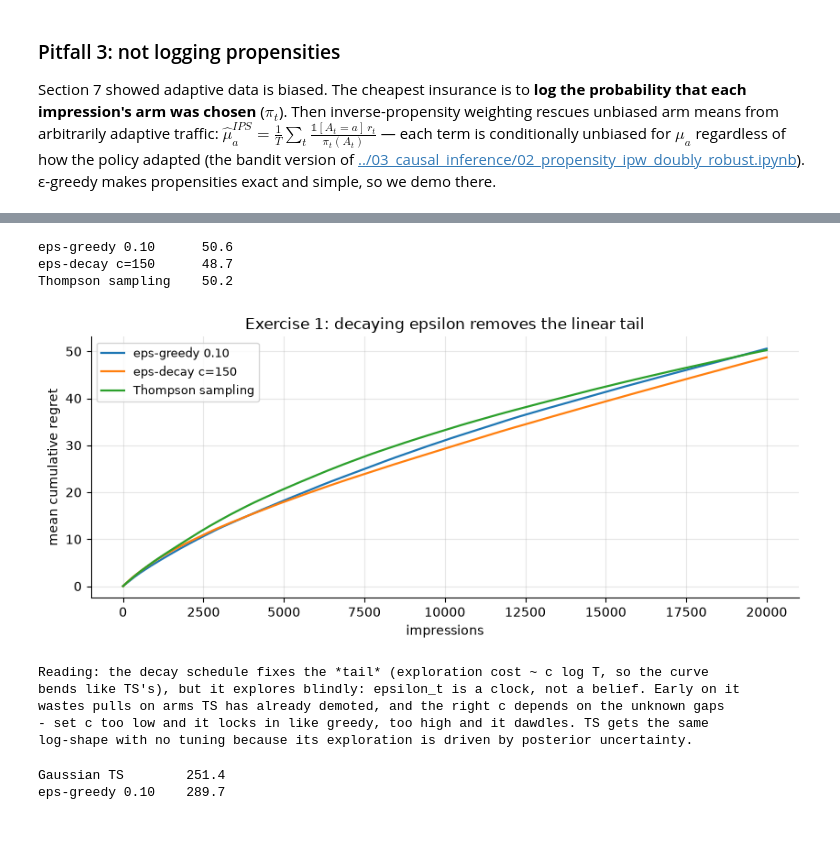
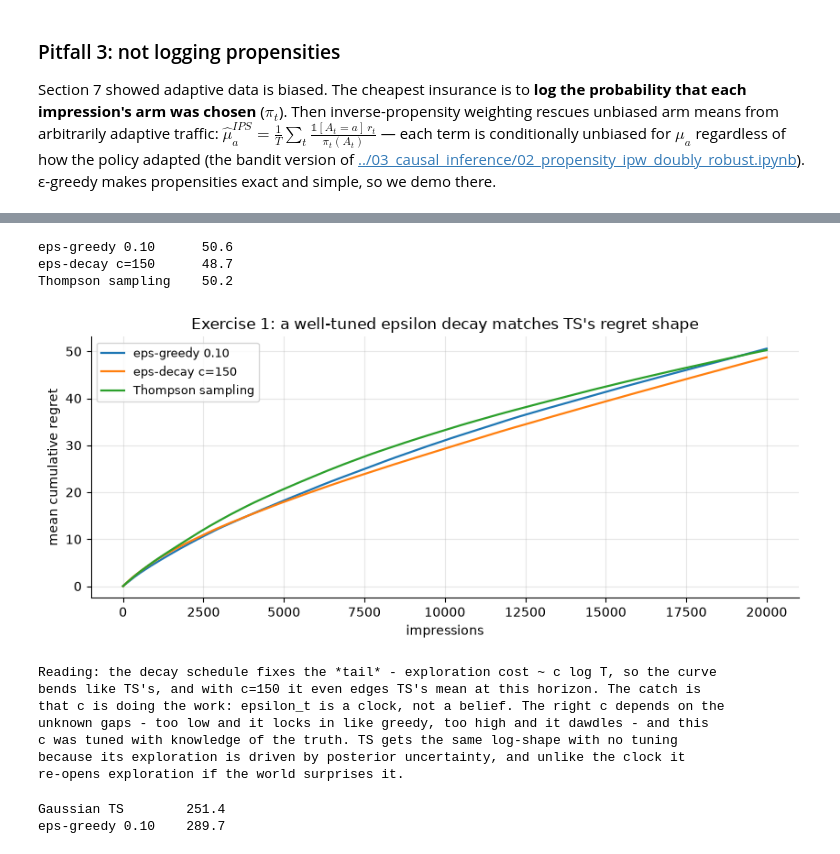
Before and after one commit to sinaghadermarzi/stat-ml-lab, a Jupyter notebook: 06_bayesian_methods/04_bandits_thompson.ipynb, the cells around one changed output, grey strips where cells are left out. Drawn from its saved outputs; the diff is of its cells as text; code cells hidden in the pictures.

```diff
--- a/06_bayesian_methods/04_bandits_thompson.ipynb
+++ b/06_bayesian_methods/04_bandits_thompson.ipynb
@@ -384,5 +396,5 @@ posterior $P(\text{best})$.
 # %%
-gen1 = child_rng(20)
+gen1 = child_rng(32)          # a replication whose final allocation is close to the TS average
 s1, f1 = np.zeros(K), np.zeros(K)
 arm_seq = np.empty(T_RACE, dtype=int)
 post_hist = {}
@@ -418,7 +430,7 @@ plt.show()
 # probability matching: P(best | data) vs the realized traffic share, same replication
 sub = cps1[cps1 >= 100][::4]
 p_best = np.empty((len(sub), K))
-gen_mc = child_rng(21)
+gen_mc = child_rng(321)
 for i, t_show in enumerate(sub):
     s_t, f_t = post_hist[t_show]
     draws = gen_mc.beta(s_t + 1, f_t + 1, size=(4000, K))
@@ -597,7 +661,7 @@ class UniformAgent:
         pass
 
 
-def simulate_drift(agent, p_t, n_runs, seed):
+def simulate_drift(agent, p_t, n_runs, seed, fatigued=1):
     T, k = p_t.shape
     gen = child_rng(*seed)
     best_p = p_t.max(axis=1)
@@ -605,6 +669,7 @@ def simulate_drift(agent, p_t, n_runs, seed):
     cum = np.zeros(n_runs)
     reg_mean = np.empty(T)
     share_best = np.empty(T)
+    share_fat = np.empty(T)
     for t in range(T):
         a = agent.act(gen)
         r = (gen.random(n_runs) < p_t[t, a]).astype(np.int64)
@@ -612,7 +677,8 @@ def simulate_drift(agent, p_t, n_runs, seed):
         cum += best_p[t] - p_t[t, a]
         reg_mean[t] = cum.mean()
         share_best[t] = (a == best_arm[t]).mean()
-    return reg_mean, share_best, cum
+        share_fat[t] = (a == fatigued).mean()
+    return reg_mean, share_best, share_fat, cum
 
 
 drift_runs = {}
@@ -627,8 +693,10 @@ for name, (kw, sd) in drift_specs.items():
     drift_runs[name] = simulate_drift(agent, p_drift, N_RUNS, seed=sd)
 
 drift_tbl = pd.DataFrame({
-    name: {"final regret": res[2].mean(),
-           "% on current best, last 5k": 100 * res[1][-5000:].mean()}
+    name: {"final regret": res[3].mean(),
+           "regret in last 5k": res[0][-1] - res[0][-5001],
+           "% on fatigued arm, 10k-15k": 100 * res[2][10000:15000].mean(),
+           "% on fatigued arm, last 5k": 100 * res[2][-5000:].mean()}
     for name, res in drift_runs.items()}).T
 print(drift_tbl.round(1).to_string())
 # %% [output]
@@ -876,13 +953,17 @@ ax.set_ylabel("cumulative regret (clicks) vs per-context oracle")
 ax.legend()
 plt.show()
 
-# what did LinUCB learn? decision rule on a probe grid vs the truth (last replication)
+# what did LinUCB learn? mean fitted coefficients, and its decision rule on a probe grid
+print("mean fitted theta per arm vs truth:")
+for a, nm in enumerate(CTX_ARMS):
+    print(f"  {nm:13s} fitted {np.round(theta_bar[a], 4)}   true {THETA[a]}")
+
 probe = pd.DataFrame([(m, e) for m in (1.0, 0.0) for e in (-1.5, 0.0, 1.5)],
                      columns=["mobile", "engagement"])
 X_probe = np.column_stack([np.ones(len(probe)), probe["mobile"], probe["engagement"]])
-theta_hat = np.einsum("kij,kj->ki", A_inv_last, b_last)
-probe["LinUCB pick"] = [CTX_ARMS[i] for i in (X_probe @ theta_hat.T).argmax(axis=1)]
+probe["LinUCB pick"] = [CTX_ARMS[i] for i in (X_probe @ theta_bar.T).argmax(axis=1)]
 probe["true best"] = [CTX_ARMS[i] for i in (X_probe @ THETA.T).argmax(axis=1)]
+print()
 print(probe.to_string(index=False))
 # %% [output]
 [figure]
@@ -1136,44 +1224,48 @@ prediction of that price?
 # %%
 # --- Solution to Exercise 1 ---
 def make_eps_decay(c):
     def policy(s, f, t, gen):
         eps = min(1.0, c / (t + 1))
         return make_eps_greedy(eps)(s, f, t, gen)
     return policy
 
 
 ex1 = {
     "eps-greedy 0.10": race["eps-greedy 0.10"],
     "eps-decay c=150": simulate(make_eps_decay(150), TRUE_CTR, T_RACE, N_RUNS, seed=95),
     "Thompson sampling": race["Thompson sampling"],
 }
 print(pd.Series({n: r["regret"][-1].mean() for n, r in ex1.items()},
                 name="mean final regret").round(1).to_string())
 
 fig, ax = plt.subplots(figsize=(8.5, 3.8))
 for nme, res in ex1.items():
     ax.plot(res["cps"], res["regret"].mean(axis=1), lw=1.6, label=nme)
-ax.set_title("Exercise 1: decaying epsilon removes the linear tail")
+ax.set_title("Exercise 1: a well-tuned epsilon decay matches TS's regret shape")
 ax.set_xlabel("impressions")
 ax.set_ylabel("mean cumulative regret")
 ax.legend(fontsize=9)
 plt.show()
 print("""
-Reading: the decay schedule fixes the *tail* (exploration cost ~ c log T, so the curve
-bends like TS's), but it explores blindly: epsilon_t is a clock, not a belief. Early on it
-wastes pulls on arms TS has already demoted, and the right c depends on the unknown gaps
-- set c too low and it locks in like greedy, too high and it dawdles. TS gets the same
-log-shape with no tuning because its exploration is driven by posterior uncertainty.""")
+Reading: the decay schedule fixes the *tail* - exploration cost ~ c log T, so the curve
+bends like TS's, and with c=150 it even edges TS's mean at this horizon. The catch is
+that c is doing the work: epsilon_t is a clock, not a belief. The right c depends on the
+unknown gaps - too low and it locks in like greedy, too high and it dawdles - and this
+c was tuned with knowledge of the truth. TS gets the same log-shape with no tuning
+because its exploration is driven by posterior uncertainty, and unlike the clock it
+re-opens exploration if the world surprises it.""")
 # %% [output]
 eps-greedy 0.10      50.6
 eps-decay c=150      48.7
 Thompson sampling    50.2
-[figure, old version]
+[figure, new version]
-Reading: the decay schedule fixes the *tail* (exploration cost ~ c log T, so the curve
-bends like TS's), but it explores blindly: epsilon_t is a clock, not a belief. Early on it
-wastes pulls on arms TS has already demoted, and the right c depends on the unknown gaps
-- set c too low and it locks in like greedy, too high and it dawdles. TS gets the same
-log-shape with no tuning because its exploration is driven by posterior uncertainty.
+Reading: the decay schedule fixes the *tail* - exploration cost ~ c log T, so the curve
+bends like TS's, and with c=150 it even edges TS's mean at this horizon. The catch is
+that c is doing the work: epsilon_t is a clock, not a belief. The right c depends on the
+unknown gaps - too low and it locks in like greedy, too high and it dawdles - and this
+c was tuned with knowledge of the truth. TS gets the same log-shape with no tuning
+because its exploration is driven by posterior uncertainty, and unlike the clock it
+re-opens exploration if the world surprises it.
 # %%
 # --- Solution to Exercise 2 ---
 # Normal-Normal: prior N(m0, v0), known reward variance s2. After n pulls with mean xbar:
```
Also changed, not shown: parts of 19 cells of this notebook, 9 other files.
